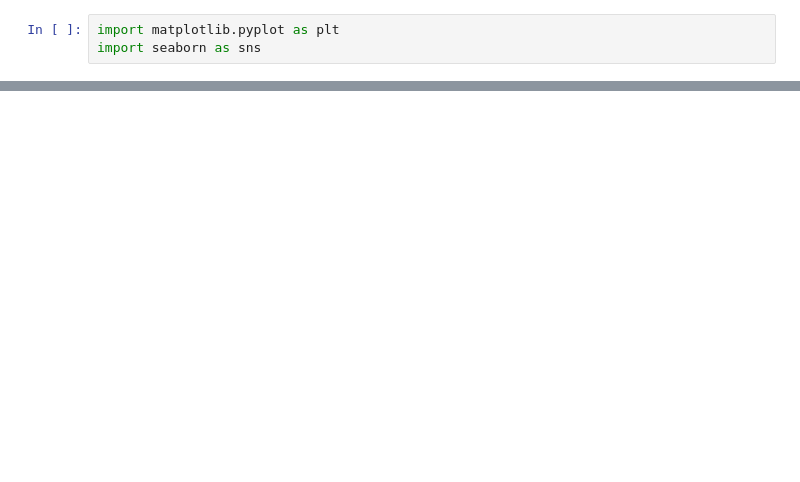
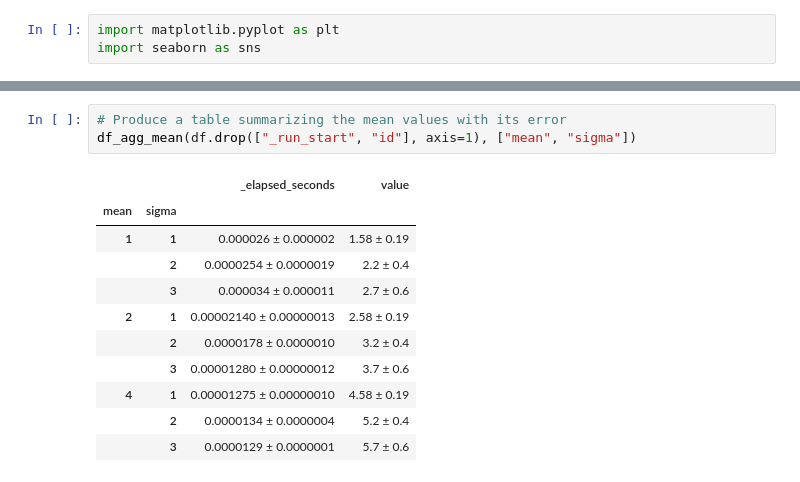
Before and after one commit to Dih5/silico, a Jupyter notebook: docs/demo.ipynb, the cells around one changed output, grey strips where cells are left out. Saved outputs shown, nothing was run; the diff lists cells and outputs as text; blank space fills up the shorter version.

Commit message:
Add mean grouping functionality

```diff
--- a/docs/demo.ipynb
+++ b/docs/demo.ipynb
@@ -68,0 +69,15 @@ plt.show()
+# %%
+# Produce a table summarizing the mean values with its error
+df_agg_mean(df.drop(["_run_start", "id"], axis=1), ["mean", "sigma"])
+# %% [output]
+|  |  | _elapsed_seconds | value |
+| mean | sigma |  |  |
+| 1 | 1 | 0.000026 ± 0.000002 | 1.58 ± 0.19 |
+|  | 2 | 0.0000254 ± 0.0000019 | 2.2 ± 0.4 |
+|  | 3 | 0.000034 ± 0.000011 | 2.7 ± 0.6 |
+| 2 | 1 | 0.00002140 ± 0.00000013 | 2.58 ± 0.19 |
+|  | 2 | 0.0000178 ± 0.0000010 | 3.2 ± 0.4 |
+|  | 3 | 0.00001280 ± 0.00000012 | 3.7 ± 0.6 |
+| 4 | 1 | 0.00001275 ± 0.00000010 | 4.58 ± 0.19 |
+|  | 2 | 0.0000134 ± 0.0000004 | 5.2 ± 0.4 |
+|  | 3 | 0.0000129 ± 0.0000001 | 5.7 ± 0.6 |
```
Also changed, not shown: parts of 2 cells of this notebook, 2 other files.
